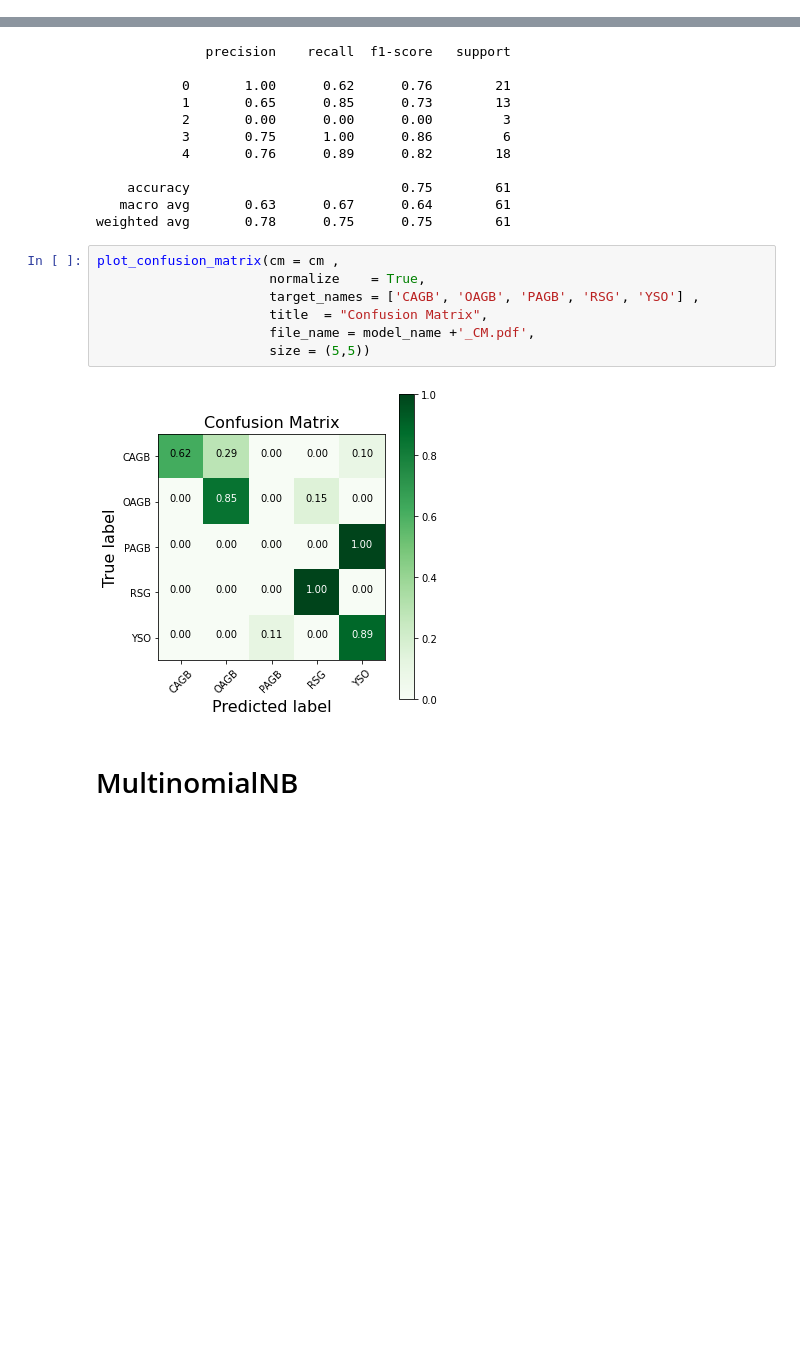
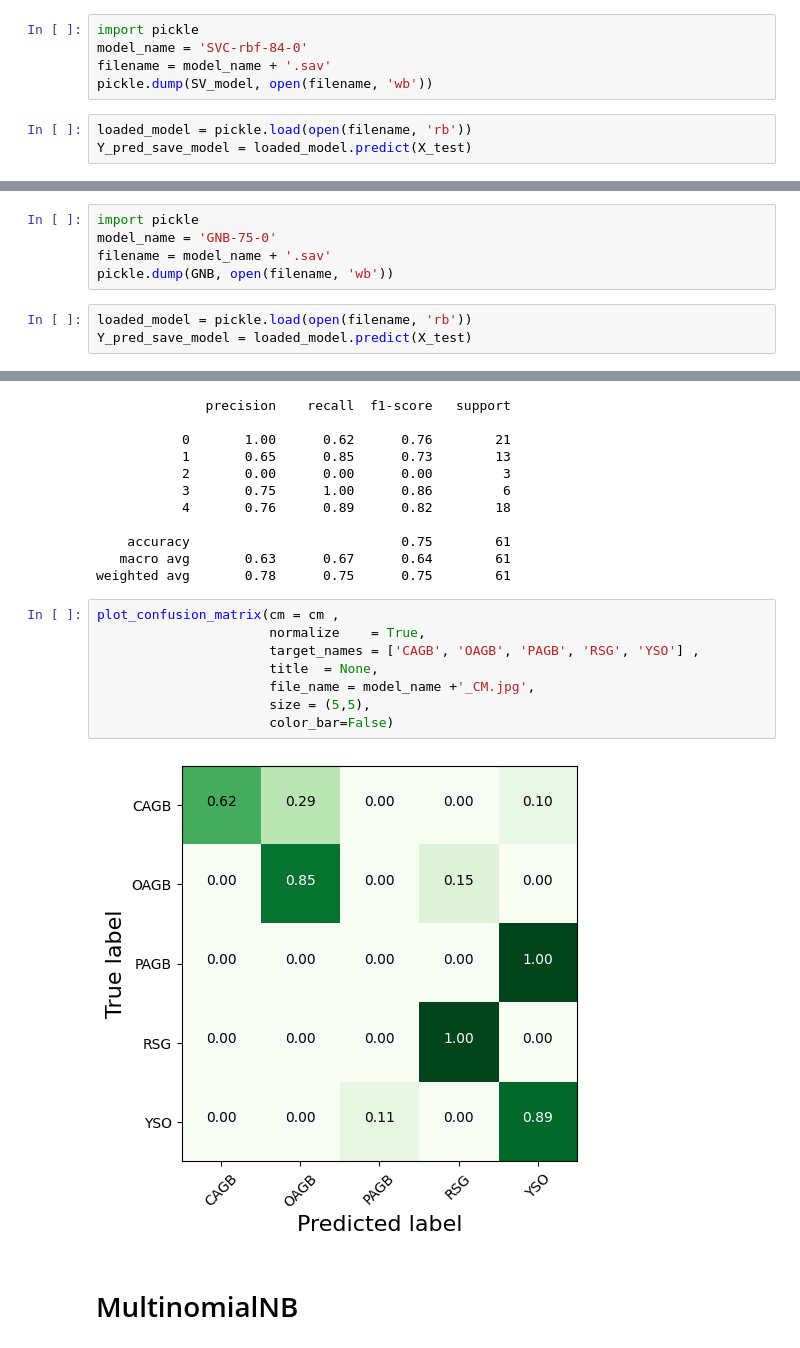
Before and after one commit to Mahdi-Abdollahii/Dusty-Stellar-Sources-Classification, a Jupyter notebook: Model_Evaluation_Simple.ipynb, the cells around one changed output, grey strips where cells are left out. Cells and saved outputs as stored; diff of their text form; blank space fills up the shorter version.

```diff
--- a/Model_Evaluation_Simple.ipynb
+++ b/Model_Evaluation_Simple.ipynb
@@ -514,3 +739,11 @@ Y_pred_save_model = clf.predict(X_test)
+# %%
+import pickle
+model_name = 'SVC-rbf-84-0'
+filename = model_name + '.sav'
+pickle.dump(SV_model, open(filename, 'wb'))
+# %%
+loaded_model = pickle.load(open(filename, 'rb'))
+Y_pred_save_model = loaded_model.predict(X_test)
 # %%
 print(classification_report( Y_test , Y_pred_save_model ))
 cm = confusion_matrix(Y_test , Y_pred_save_model )
@@ -569,3 +793,11 @@ Y_pred_save_model = clf.predict(X_test)
+# %%
+import pickle
+model_name = 'GNB-75-0'
+filename = model_name + '.sav'
+pickle.dump(GNB, open(filename, 'wb'))
+# %%
+loaded_model = pickle.load(open(filename, 'rb'))
+Y_pred_save_model = loaded_model.predict(X_test)
 # %%
 print(classification_report( Y_test , Y_pred_save_model ))
 cm = confusion_matrix(Y_test , Y_pred_save_model )
@@ -584,12 +816,13 @@ weighted avg       0.78      0.75      0.75        61
 # %%
 plot_confusion_matrix(cm = cm ,
                       normalize    = True,
                       target_names = ['CAGB', 'OAGB', 'PAGB', 'RSG', 'YSO'] ,
-                      title  = "Confusion Matrix",
-                      file_name = model_name +'_CM.pdf',
-                      size = (5,5))
+                      title  = None,
+                      file_name = model_name +'_CM.jpg',
+                      size = (5,5),
+                      color_bar=False)
 # %% [output]
-[figure, old version]
+[figure, new version]
 # %% [markdown]
 # MultinomialNB
 # %%
```
Also changed, not shown: parts of 71 cells of this notebook.
